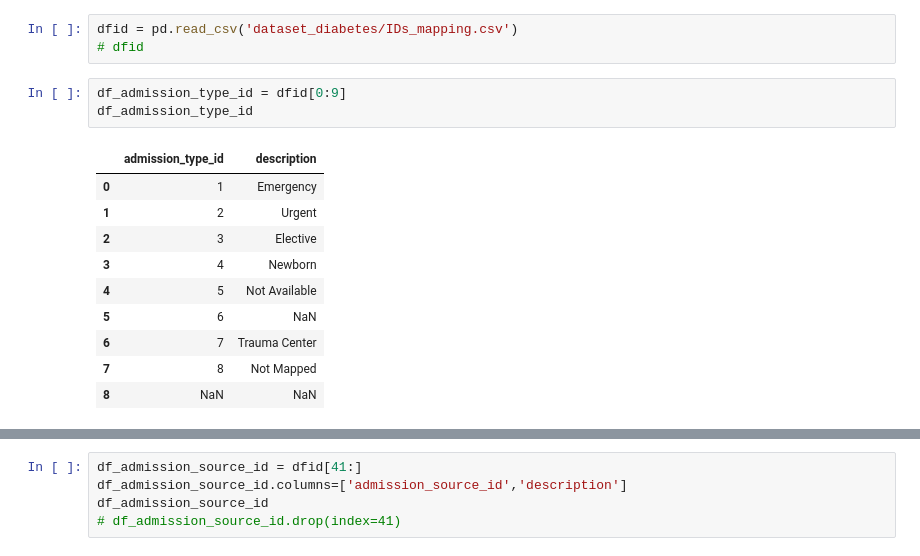
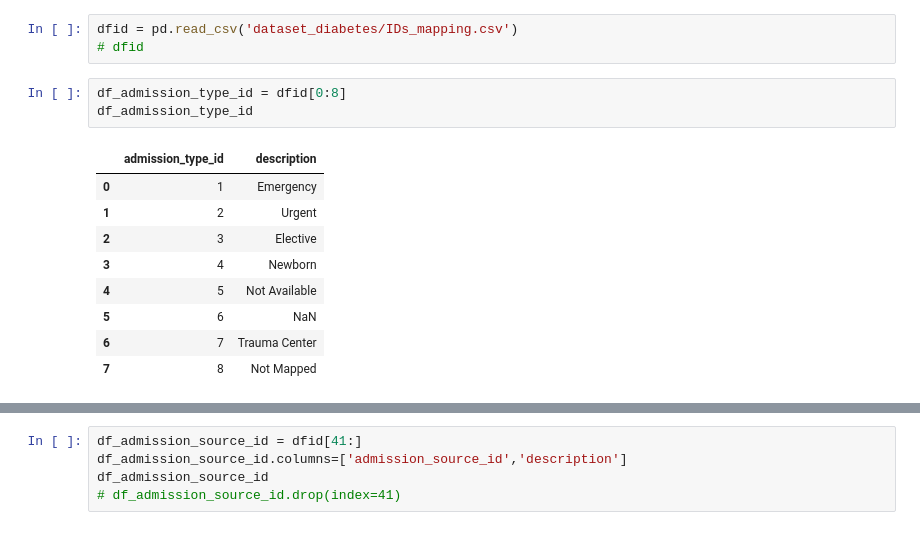
Before and after one commit to clstaub/Predicting_Hospital_Readmissions, a Jupyter notebook: Predicting_Hospital_Readmissions.ipynb, the cells around one changed output, grey strips where cells are left out. Cells and saved outputs as stored; diff of their text form.

```diff
--- a/Predicting_Hospital_Readmissions.ipynb
+++ b/Predicting_Hospital_Readmissions.ipynb
@@ -126,19 +129,18 @@ memory usage: 38.8+ MB
 dfid = pd.read_csv('dataset_diabetes/IDs_mapping.csv')
 # dfid
 # %%
-df_admission_type_id = dfid[0:9]
+df_admission_type_id = dfid[0:8]
 df_admission_type_id
 # %% [output]
 |  | admission_type_id | description |
 | 0 | 1 | Emergency |
 | 1 | 2 | Urgent |
 | 2 | 3 | Elective |
 | 3 | 4 | Newborn |
 | 4 | 5 | Not Available |
 | 5 | 6 | NaN |
 | 6 | 7 | Trauma Center |
 | 7 | 8 | Not Mapped |
-| 8 | NaN | NaN |
 # %%
 df_dc_dispo_id = dfid[9:40]
 df_dc_dispo_id.columns=['discharge_disposition_id', 'description']
```
Also changed, not shown: parts of 3 cells of this notebook.
